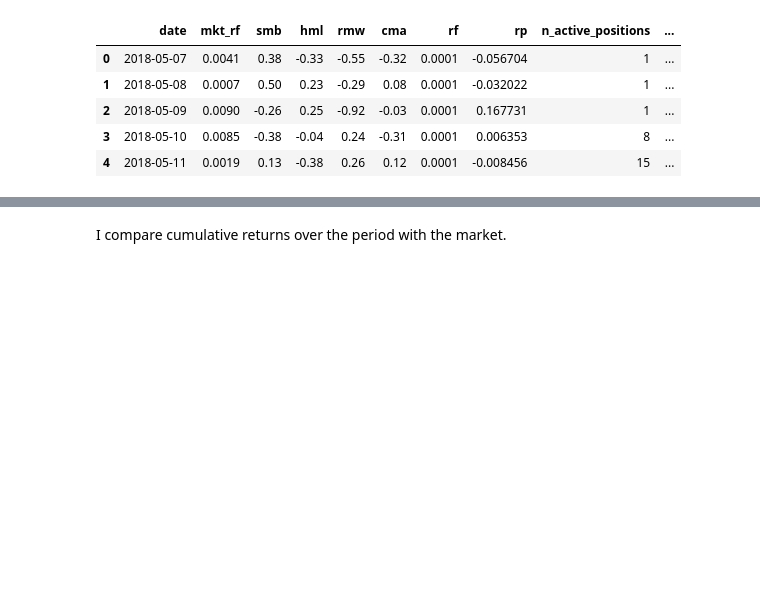
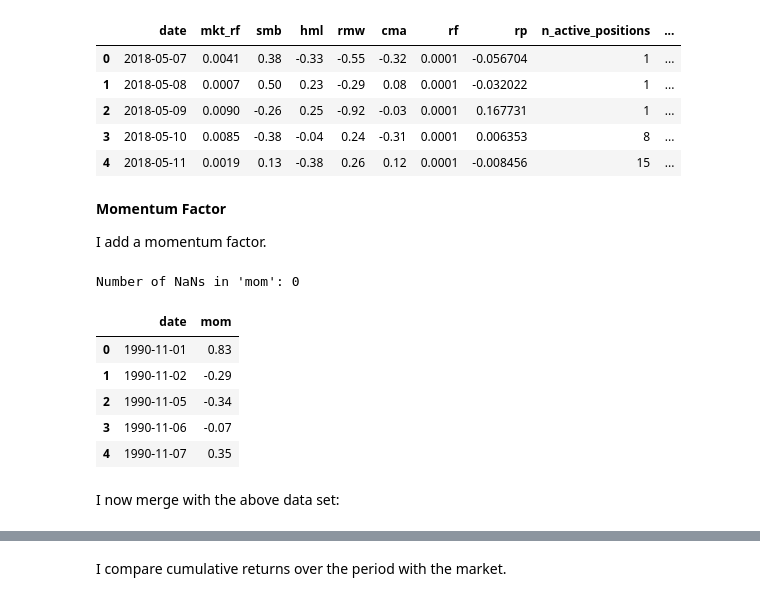
Before and after one commit to YVYX04/Bachelor_Thesis, a Jupyter notebook: notebooks/main/replication/06_EventTimeResults.ipynb, the cells around one changed output, grey strips where cells are left out. Cells and saved outputs as stored; diff of their text form; code cells hidden in the pictures; blank space fills up the shorter version.

```diff
--- a/notebooks/main/replication/06_EventTimeResults.ipynb
+++ b/notebooks/main/replication/06_EventTimeResults.ipynb
@@ -2200,3 +2200,35 @@ ff_portfolio.head()
 | 2 | 2018-05-09 | 0.0090 | -0.26 | 0.25 | -0.92 | -0.03 | 0.0001 | 0.167731 | 1 | ... |
 | 3 | 2018-05-10 | 0.0085 | -0.38 | -0.04 | 0.24 | -0.31 | 0.0001 | 0.006353 | 8 | ... |
 | 4 | 2018-05-11 | 0.0019 | 0.13 | -0.38 | 0.26 | 0.12 | 0.0001 | -0.008456 | 15 | ... |
+# %% [markdown]
+**Momentum Factor**
+
+I add a momentum factor.
+# %%
+raw = pd.read_csv("../../../data/raw/mom.csv")
+
+# parse date
+raw["date"] = pd.to_datetime(raw["date"], format="%Y%m%d")
+
+# rename columns for clarity
+raw = raw.rename(columns={"date": "date", "WML": "mom"})
+
+# ensure numeric format and -99.99 to NaN
+raw["mom"] = pd.to_numeric(raw["mom"], errors="coerce")
+raw["mom"] = raw["mom"].replace(-99.99, np.nan)
+
+# number of nans
+n_nans = raw["mom"].isna().sum()
+print(f"Number of NaNs in 'mom': {n_nans}")
+
+raw.head()
+# %% [output]
+Number of NaNs in 'mom': 0
+|  | date | mom |
+| 0 | 1990-11-01 | 0.83 |
+| 1 | 1990-11-02 | -0.29 |
+| 2 | 1990-11-05 | -0.34 |
+| 3 | 1990-11-06 | -0.07 |
+| 4 | 1990-11-07 | 0.35 |
+# %% [markdown]
+I now merge with the above data set:
```
Also changed, not shown: parts of 6 cells of this notebook, 3 other files.
